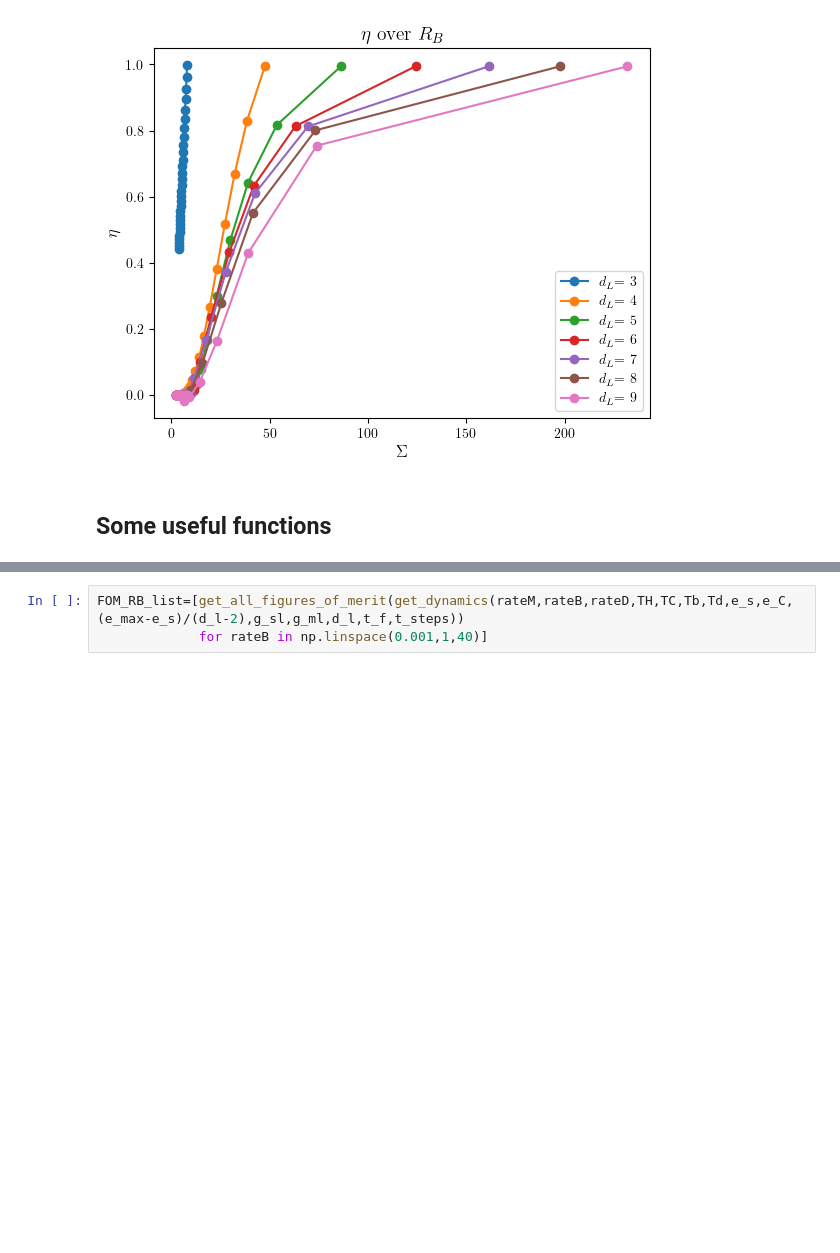
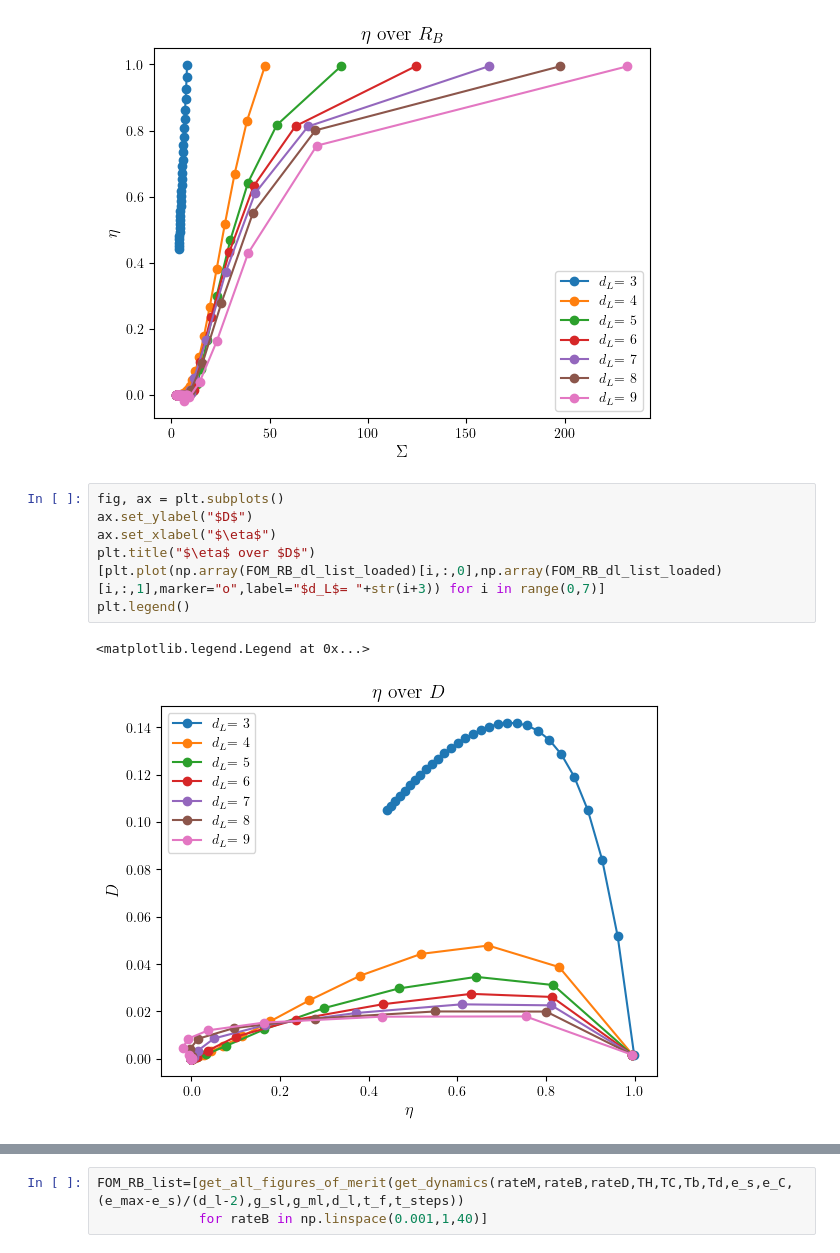
Before and after one commit to Emanuel-Schwarzhans/Quantum-detectors-as-autonomous-machines-assessing-the-thermodynamics-of-information-acquisit-co, a Jupyter notebook: thermal_single_photon_activation_amplification.ipynb, the cells around one changed output, grey strips where cells are left out. Cells and saved outputs as stored; diff of their text form; blank space fills up the shorter version.

```diff
--- a/thermal_single_photon_activation_amplification.ipynb
+++ b/thermal_single_photon_activation_amplification.ipynb
@@ -210,5 +218,13 @@ plt.legend()
 # %% [output]
 <matplotlib.legend.Legend at 0x...>
 [figure]
-# %% [markdown]
-## Some useful functions
+# %%
+fig, ax = plt.subplots()
+ax.set_ylabel("$D$")
+ax.set_xlabel("$\eta$")
+plt.title("$\eta$ over $D$")
+[plt.plot(np.array(FOM_RB_dl_list_loaded)[i,:,0],np.array(FOM_RB_dl_list_loaded)[i,:,1],marker="o",label="$d_L$= "+str(i+3)) for i in range(0,7)]
+plt.legend()
+# %% [output]
+<matplotlib.legend.Legend at 0x...>
+[figure, added]
```
Also changed, not shown: parts of 9 cells of this notebook, 38 other files.
